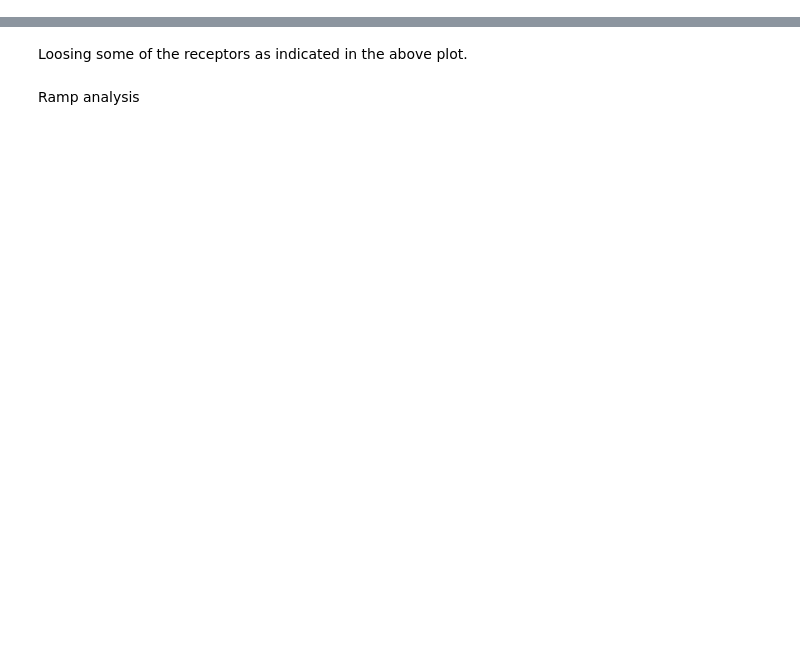
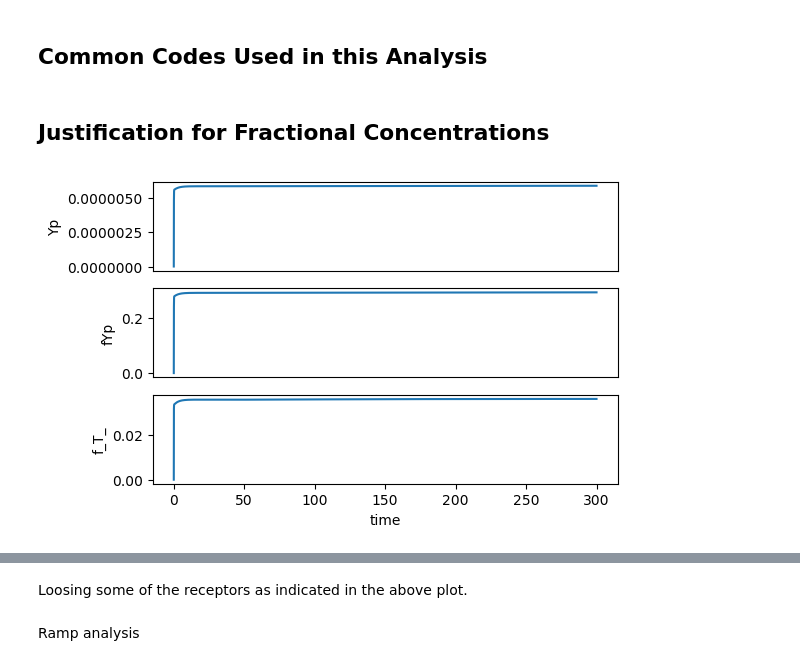
Before and after one commit to ScienceStacks/BioCellControl, a Jupyter notebook: Analysis/chemotaxis.ipynb, the cells around one changed output, grey strips where cells are left out. Saved outputs shown, nothing was run; the diff lists cells and outputs as text; code cells hidden in the pictures; blank space fills up the shorter version.

Commit message:
Completed utility files and their tests. Some updates to analysis.

```diff
--- a/Analysis/chemotaxis.ipynb
+++ b/Analysis/chemotaxis.ipynb
@@ -9,4 +28,6 @@ import numpy as np
 %matplotlib inline
 import matplotlib.pyplot as plt
 import tellurium as te
-from chemotaxis_model import ChemotaxisModel
+from chemotaxis_model import ChemotaxisModel, StateAggregationFactory
+from data_plotter import DataPlotter
+model = ChemotaxisModel()
@@ -78,0 +56,28 @@ Relate Yp to state of receptor
+# %% [markdown]
+## Common Codes Used in this Analysis
+# %%
+# Runs simulation and creates global variables used in analysis
+def sim(elements=None):
+    """
+    Runs the simulation and creates global names
+    Input: global variable model - the ChemotaxisModel
+        elements - elements to add to the model
+    Output: global variables - plotter, result
+    """
+    if elements is None:
+      elements = []
+    global plotter, result
+    model = ChemotaxisModel()
+    for element in elements:
+      model.appendToModel(element)
+    model.initialize()
+    result = model.run(end=300)
+    plotter = DataPlotter(model)
+# %% [markdown]
+## Justification for Fractional Concentrations
+# %%
+# Analysis for L = 0
+sim()
+plotter.lines(["Yp", "fYp", "f_T_"])
+# %% [output]
+[figure, added]
```
Also changed, not shown: parts of 15 cells of this notebook, 4 other files.
